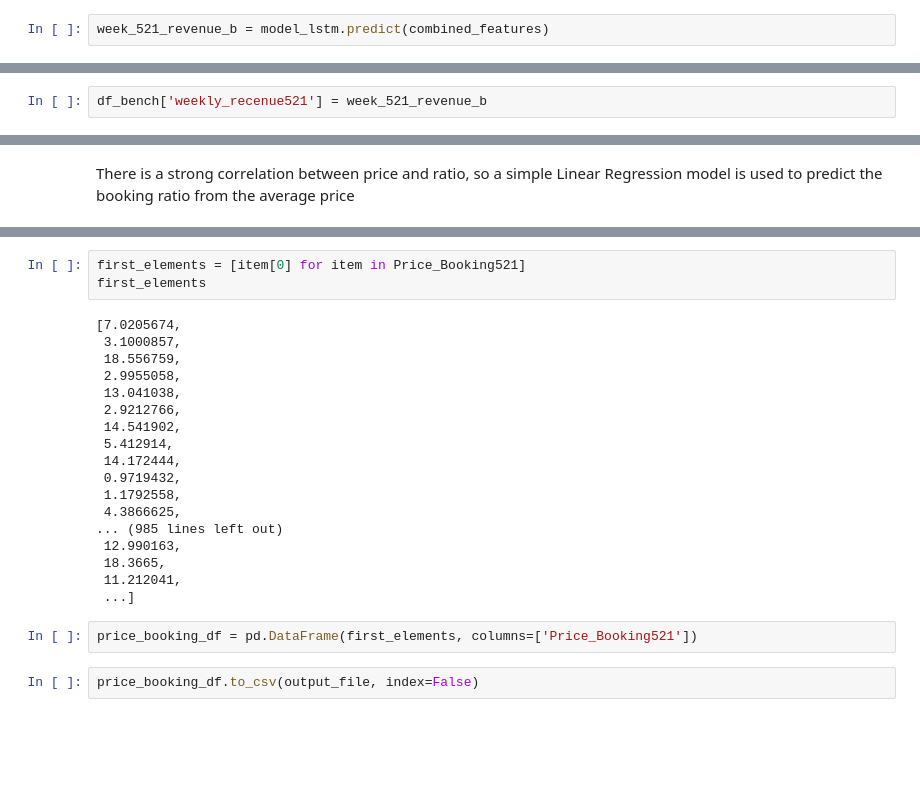
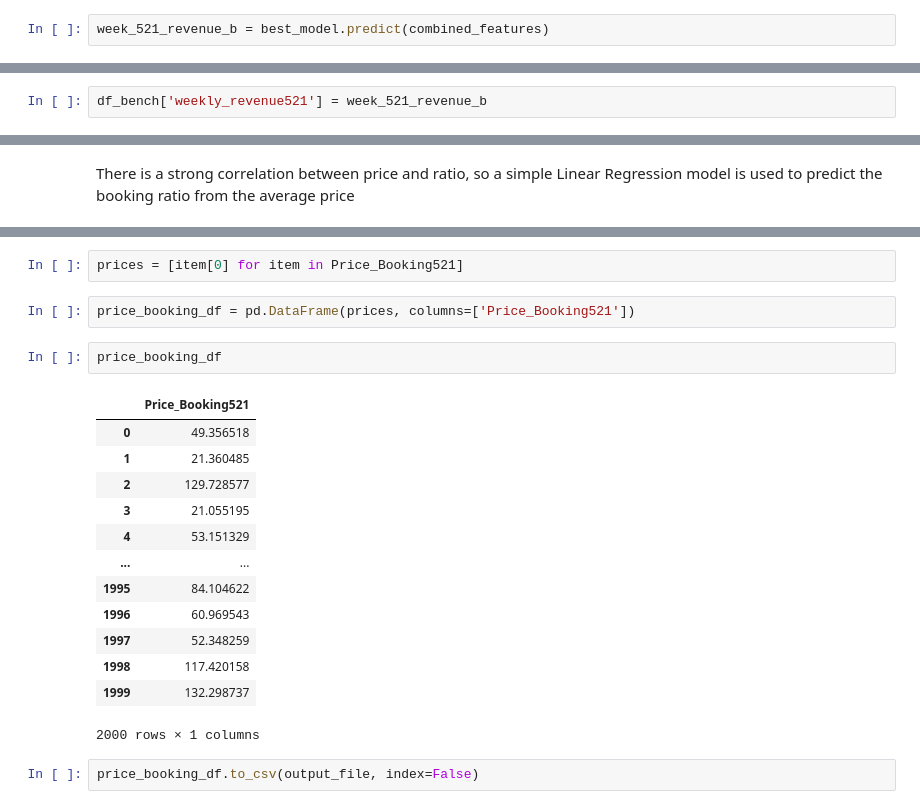
Before and after one commit to Tatev2919/Optimal_Price, a Jupyter notebook: Price_optimization.ipynb, the cells around one changed output, grey strips where cells are left out. Saved outputs shown, nothing was run; the diff lists cells and outputs as text; blank space fills up the shorter version.

```diff
--- a/Price_optimization.ipynb
+++ b/Price_optimization.ipynb
@@ -226,4 +341,4 @@ combined_features = np.concatenate([revenue_data_b, static_features_repeated_b],
 # %% [markdown]
 Model trained for data used to predict benchmark weekly_revenue521
 # %%
-week_521_revenue_b = model_lstm.predict(combined_features)
+week_521_revenue_b = best_model.predict(combined_features)
@@ -242,3 +355,3 @@ array([[ 49.14397],
 # %%
-df_bench['weekly_recenue521'] = week_521_revenue_b
+df_bench['weekly_revenue521'] = week_521_revenue_b
 # %%
@@ -498,25 +605,22 @@ Average RMSE: 0.02724336339536496
 # %%
-first_elements = [item[0] for item in Price_Booking521]
-first_elements
+prices = [item[0] for item in Price_Booking521]
-# %% [output]
-[7.0205674,
- 3.1000857,
- 18.556759,
- 2.9955058,
- 13.041038,
- 2.9212766,
- 14.541902,
- 5.412914,
- 14.172444,
- 0.9719432,
- 1.1792558,
- 4.3866625,
-... (985 lines left out)
- 12.990163,
- 18.3665,
- 11.212041,
- ...]
 # %%
-price_booking_df = pd.DataFrame(first_elements, columns=['Price_Booking521'])
+price_booking_df = pd.DataFrame(prices, columns=['Price_Booking521'])
+# %%
+price_booking_df
+# %% [output]
+|  | Price_Booking521 |
+| 0 | 49.356518 |
+| 1 | 21.360485 |
+| 2 | 129.728577 |
+| 3 | 21.055195 |
+| 4 | 53.151329 |
+| ... | ... |
+| 1995 | 84.104622 |
+| 1996 | 60.969543 |
+| 1997 | 52.348259 |
+| 1998 | 117.420158 |
+| 1999 | 132.298737 |
+2000 rows × 1 columns
 # %%
 price_booking_df.to_csv(output_file, index=False)
```
Also changed, not shown: parts of 21 cells of this notebook, 1 other file.
